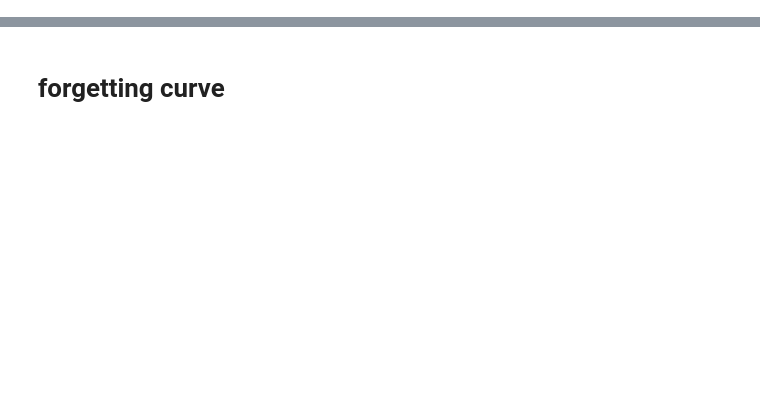
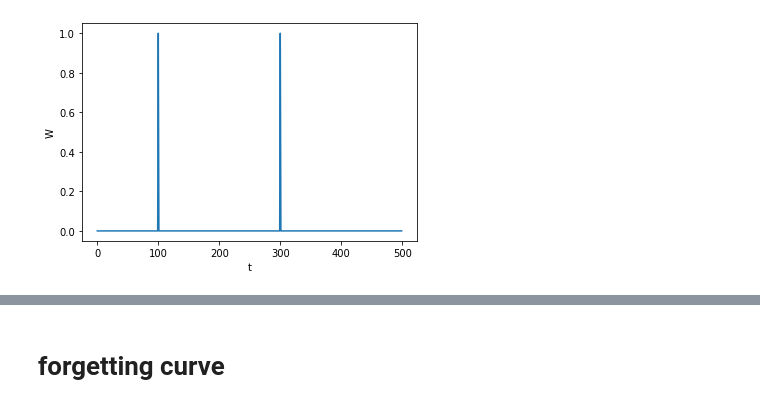
Before and after one commit to Baskin-LIU/bindsnet, a Jupyter notebook: DASTDP/Single node.ipynb, the cells around one changed output, grey strips where cells are left out. Cells and saved outputs as stored; diff of their text form; code cells hidden in the pictures; blank space fills up the shorter version.

```diff
--- a/DASTDP/Single node.ipynb
+++ b/DASTDP/Single node.ipynb
@@ -5,0 +9,20 @@ ckp = torch.load('./ckp/6000.ckp')
+# %%
+Spre = np.zeros([500])
+Spost = np.zeros([500])
+wl = np.zeros([500])
+ws = np.zeros([500])
+w_mstdp = np.zeros([500])
+w_stdp=np.zeros([500])
+trace_pre= np.zeros([500])
+trace_post= np.zeros([500])
+elig= np.zeros([500])
+da= np.zeros([500])
+delta= np.zeros([500])
+# %%
+Spre[[100,300]] = 1
+Spost[[110, 305]] = 1
+trace_decay = 0.95
+weight_decay_s = 0.95
+weight_decay_l = 0.999999
+elig_decay = 0.95
+da_decay = 0.9
@@ -5,0 +135,8 @@ ckp = torch.load('./ckp/6000.ckp')
+# %%
+plt.plot(range(500), Spre, label = "W")
+plt.xlabel('t')
+plt.ylabel('W')
+#plt.savefig('taskb1.png')
+plt.show()
+# %% [output]
+[figure, added]
```
Also changed, not shown: parts of 76 cells of this notebook.
